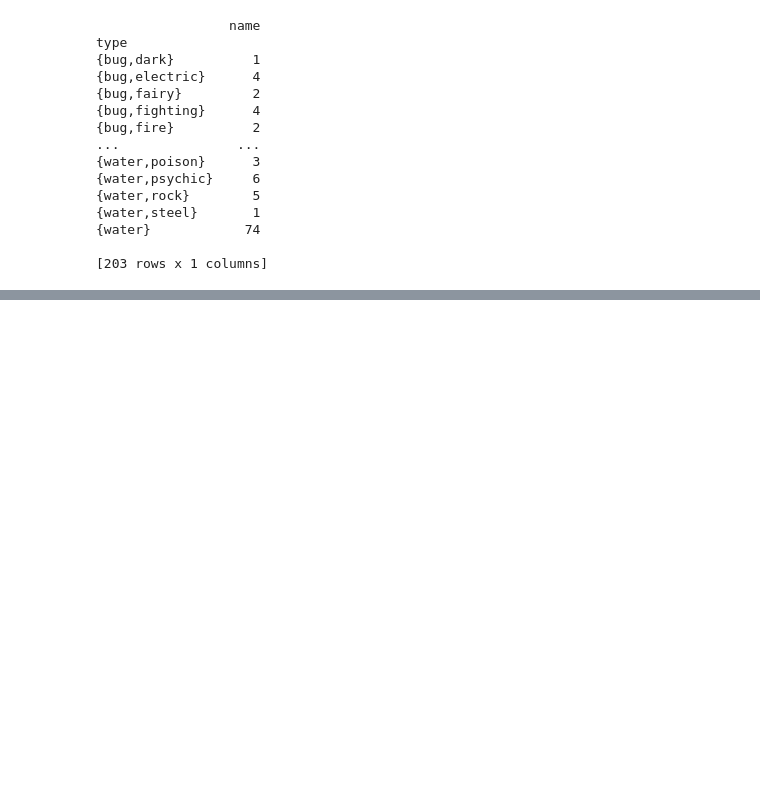
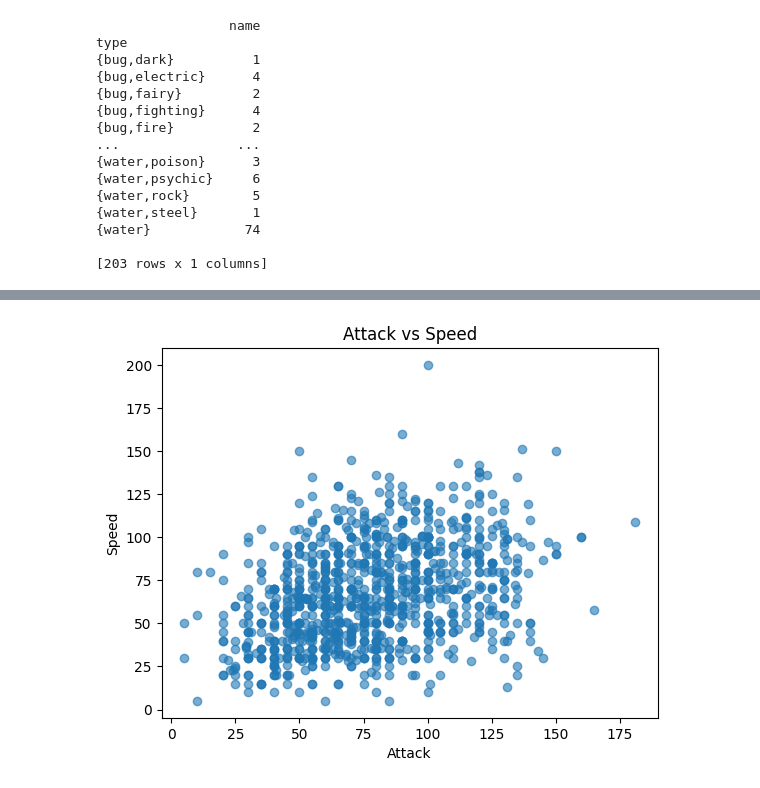
Before and after one commit to vedith12/DAV-assignment-207, a Jupyter notebook: dav_assignment_207.ipynb, the cells around one changed output, grey strips where cells are left out. Drawn from its saved outputs; the diff is of its cells as text; code cells hidden in the pictures; blank space fills up the shorter version.

```diff
--- a/dav_assignment_207.ipynb
+++ b/dav_assignment_207.ipynb
@@ -875,0 +906,9 @@ type
+# %%
+# Scatter plot of Attack vs Speed
+plt.scatter(df["attack"], df["speed"], alpha=0.6)
+plt.title("Attack vs Speed")
+plt.xlabel("Attack")
+plt.ylabel("Speed")
+plt.show()
+# %% [output]
+[figure, added]
```
Also changed, not shown: parts of 15 cells of this notebook.
